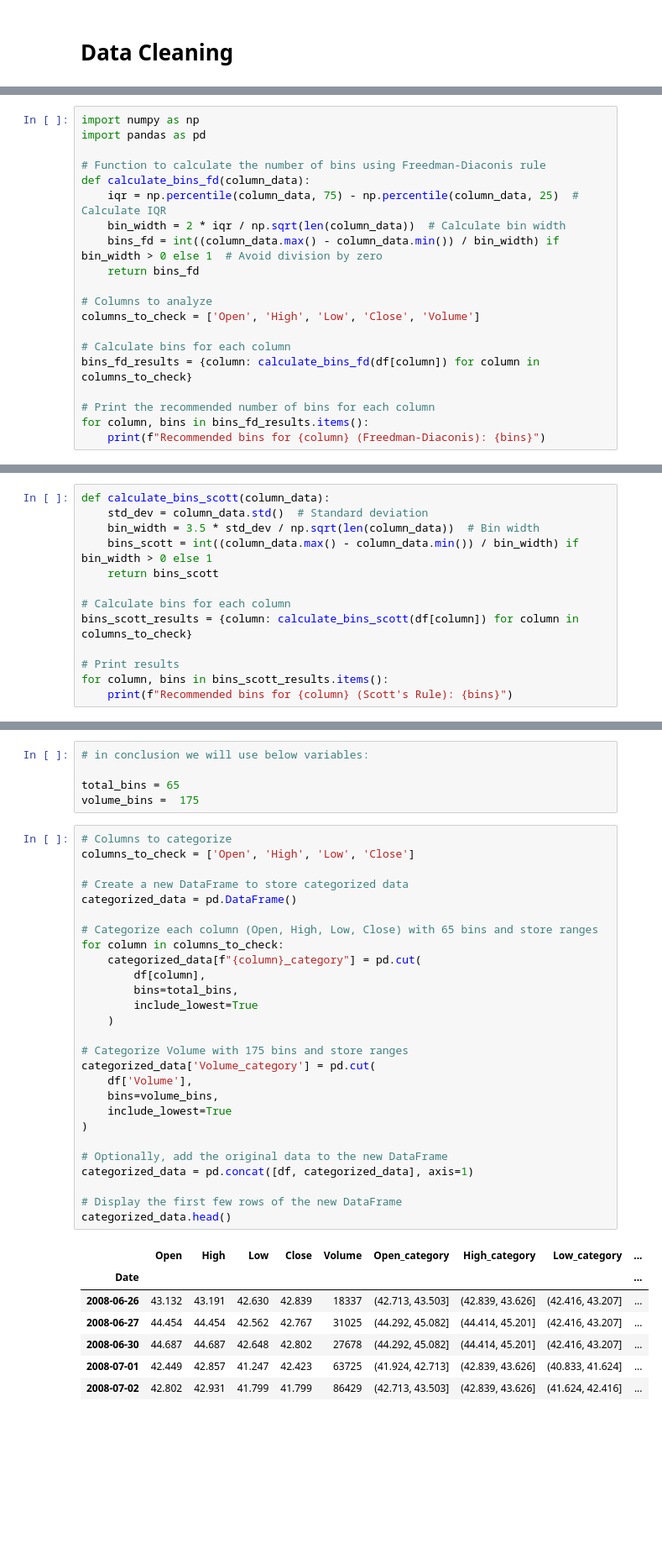
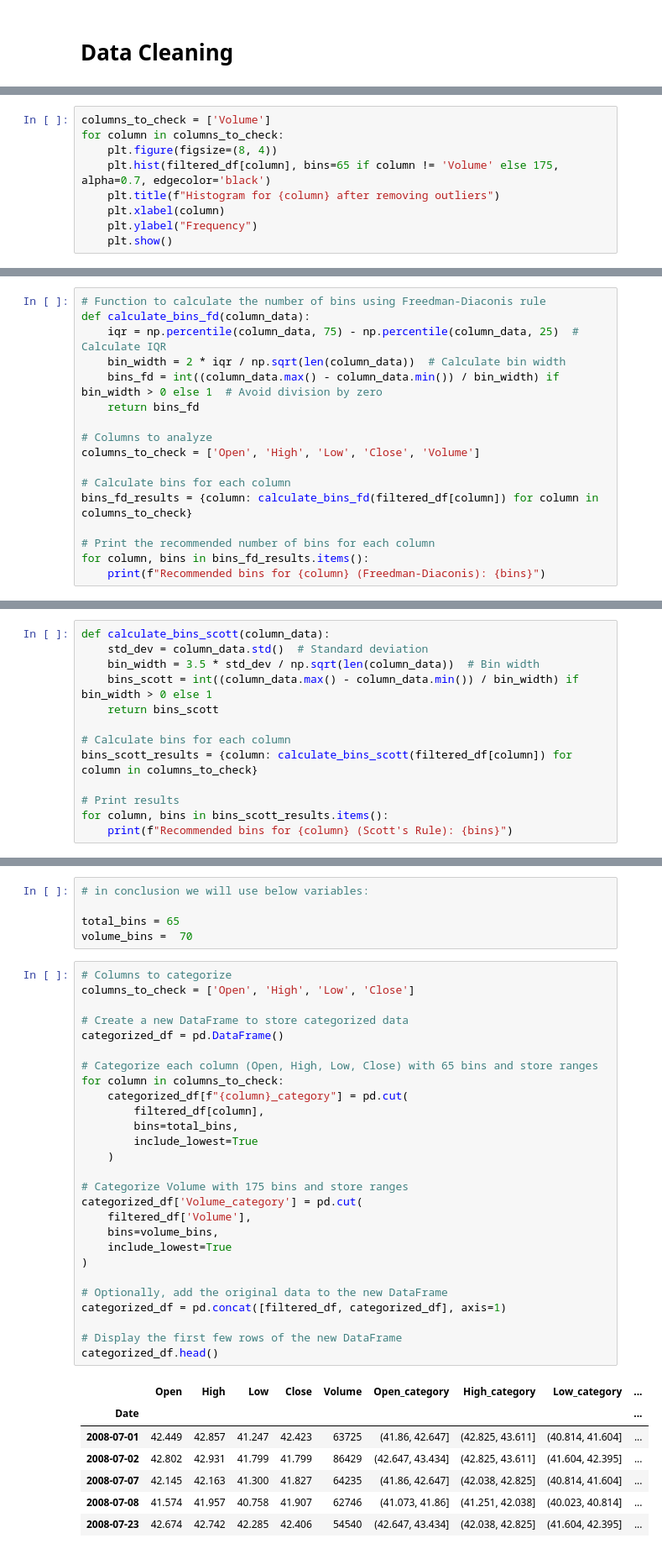
Before and after one commit to qazalarabali/ETF_EDA_Visualization, a Jupyter notebook: Index ETFs/VT/VT_EDA.ipynb, the cells around one changed output, grey strips where cells are left out. Shown at 84% size. Drawn from its saved outputs; the diff is of its cells as text; blank space fills up the shorter version.

```diff
--- a/Index ETFs/VT/VT_EDA.ipynb
+++ b/Index ETFs/VT/VT_EDA.ipynb
@@ -402,0 +492,9 @@ categorising
+# %%
+columns_to_check = ['Volume']
+for column in columns_to_check:
+    plt.figure(figsize=(8, 4))
+    plt.hist(filtered_df[column], bins=65 if column != 'Volume' else 175, alpha=0.7, edgecolor='black')
+    plt.title(f"Histogram for {column} after removing outliers")
+    plt.xlabel(column)
+    plt.ylabel("Frequency")
+    plt.show()
@@ -415,9 +517,6 @@ print(f"Recommended bins (Sturges): {bins_sturges}")
 # %% [output]
 Recommended bins (Sturges): 13
 # %%
-import numpy as np
-import pandas as pd
-
 # Function to calculate the number of bins using Freedman-Diaconis rule
 def calculate_bins_fd(column_data):
     iqr = np.percentile(column_data, 75) - np.percentile(column_data, 25)  # Calculate IQR
@@ -429,7 +528,7 @@ def calculate_bins_fd(column_data):
 columns_to_check = ['Open', 'High', 'Low', 'Close', 'Volume']
 
 # Calculate bins for each column
-bins_fd_results = {column: calculate_bins_fd(df[column]) for column in columns_to_check}
+bins_fd_results = {column: calculate_bins_fd(filtered_df[column]) for column in columns_to_check}
 
 # Print the recommended number of bins for each column
 for column, bins in bins_fd_results.items():
@@ -448,7 +547,7 @@ def calculate_bins_scott(column_data):
     return bins_scott
 
 # Calculate bins for each column
-bins_scott_results = {column: calculate_bins_scott(df[column]) for column in columns_to_check}
+bins_scott_results = {column: calculate_bins_scott(filtered_df[column]) for column in columns_to_check}
 
 # Print results
 for column, bins in bins_scott_results.items():
@@ -472,39 +571,39 @@ Recommended bins (Rice Rule): 26
 # in conclusion we will use below variables:
 
 total_bins = 65
-volume_bins =  175
+volume_bins =  70
 # %%
 # Columns to categorize
 columns_to_check = ['Open', 'High', 'Low', 'Close']
 
 # Create a new DataFrame to store categorized data
-categorized_data = pd.DataFrame()
+categorized_df = pd.DataFrame()
 
 # Categorize each column (Open, High, Low, Close) with 65 bins and store ranges
 for column in columns_to_check:
-    categorized_data[f"{column}_category"] = pd.cut(
-        df[column],
+    categorized_df[f"{column}_category"] = pd.cut(
+        filtered_df[column],
         bins=total_bins,
         include_lowest=True
     )
 
 # Categorize Volume with 175 bins and store ranges
-categorized_data['Volume_category'] = pd.cut(
-    df['Volume'],
+categorized_df['Volume_category'] = pd.cut(
+    filtered_df['Volume'],
     bins=volume_bins,
     include_lowest=True
 )
 
 # Optionally, add the original data to the new DataFrame
-categorized_data = pd.concat([df, categorized_data], axis=1)
+categorized_df = pd.concat([filtered_df, categorized_df], axis=1)
 
 # Display the first few rows of the new DataFrame
-categorized_data.head()
+categorized_df.head()
 # %% [output]
 |  | Open | High | Low | Close | Volume | Open_category | High_category | Low_category | ... |
 | Date |  |  |  |  |  |  |  |  | ... |
-| 2008-06-26 | 43.132 | 43.191 | 42.630 | 42.839 | 18337 | (42.713, 43.503] | (42.839, 43.626] | (42.416, 43.207] | ... |
-| 2008-06-27 | 44.454 | 44.454 | 42.562 | 42.767 | 31025 | (44.292, 45.082] | (44.414, 45.201] | (42.416, 43.207] | ... |
-| 2008-06-30 | 44.687 | 44.687 | 42.648 | 42.802 | 27678 | (44.292, 45.082] | (44.414, 45.201] | (42.416, 43.207] | ... |
-| 2008-07-01 | 42.449 | 42.857 | 41.247 | 42.423 | 63725 | (41.924, 42.713] | (42.839, 43.626] | (40.833, 41.624] | ... |
-| 2008-07-02 | 42.802 | 42.931 | 41.799 | 41.799 | 86429 | (42.713, 43.503] | (42.839, 43.626] | (41.624, 42.416] | ... |
+| 2008-07-01 | 42.449 | 42.857 | 41.247 | 42.423 | 63725 | (41.86, 42.647] | (42.825, 43.611] | (40.814, 41.604] | ... |
+| 2008-07-02 | 42.802 | 42.931 | 41.799 | 41.799 | 86429 | (42.647, 43.434] | (42.825, 43.611] | (41.604, 42.395] | ... |
+| 2008-07-07 | 42.145 | 42.163 | 41.300 | 41.827 | 64235 | (41.86, 42.647] | (42.038, 42.825] | (40.814, 41.604] | ... |
+| 2008-07-08 | 41.574 | 41.957 | 40.758 | 41.907 | 62746 | (41.073, 41.86] | (41.251, 42.038] | (40.023, 40.814] | ... |
+| 2008-07-23 | 42.674 | 42.742 | 42.285 | 42.406 | 54540 | (42.647, 43.434] | (42.038, 42.825] | (41.604, 42.395] | ... |
```
Also changed, not shown: parts of 30 cells of this notebook.
